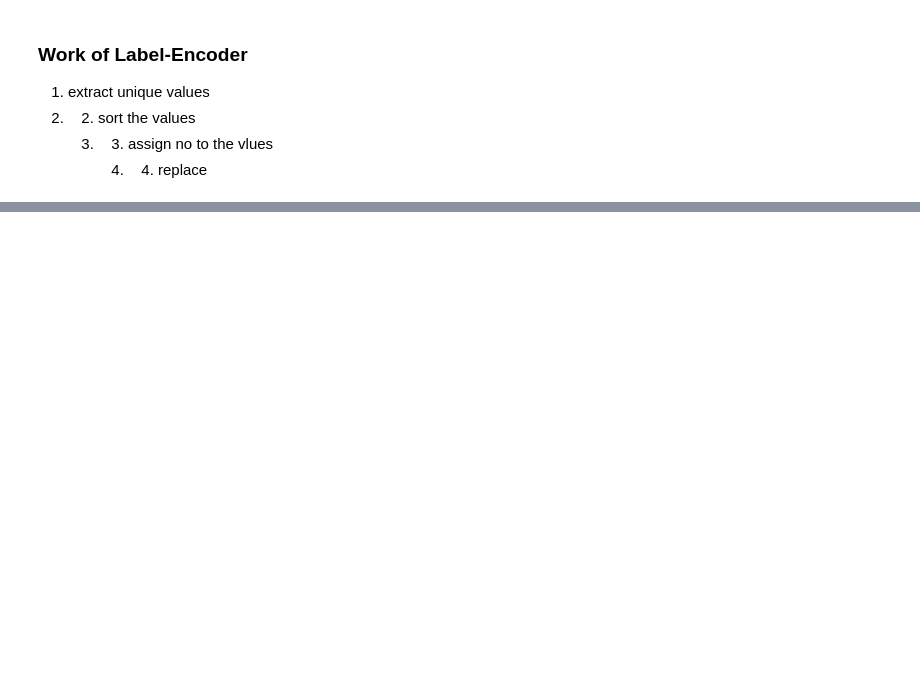
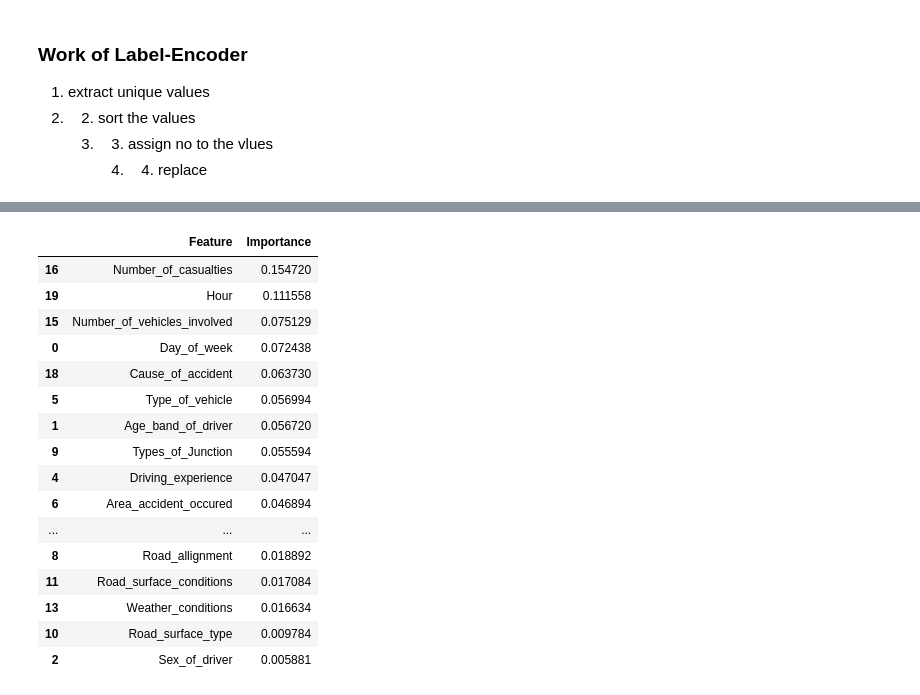
Before and after one commit to VamEmpire/Data-Science-Projects, a Jupyter notebook: 3.Internship_project_3_road_accidents.ipynb, the cells around one changed output, grey strips where cells are left out. Drawn from its saved outputs; the diff is of its cells as text; code cells hidden in the pictures; blank space fills up the shorter version.

```diff
--- a/3.Internship_project_3_road_accidents.ipynb
+++ b/3.Internship_project_3_road_accidents.ipynb
@@ -296,0 +459,26 @@ plt.show()
+# %%
+# Get the importance of each feature from the Random Forest model
+importances = best_model.feature_importances_
+
+# Put them into a table (DataFrame) so we can sort and view them nicely
+feature_importance_df = pd.DataFrame({'Feature': feature_cols, 'Importance': importances}).sort_values(by = 'Importance', ascending = False)
+
+feature_importance_df
+# %% [output]
+|  | Feature | Importance |
+| 16 | Number_of_casualties | 0.154720 |
+| 19 | Hour | 0.111558 |
+| 15 | Number_of_vehicles_involved | 0.075129 |
+| 0 | Day_of_week | 0.072438 |
+| 18 | Cause_of_accident | 0.063730 |
+| 5 | Type_of_vehicle | 0.056994 |
+| 1 | Age_band_of_driver | 0.056720 |
+| 9 | Types_of_Junction | 0.055594 |
+| 4 | Driving_experience | 0.047047 |
+| 6 | Area_accident_occured | 0.046894 |
+| ... | ... | ... |
+| 8 | Road_allignment | 0.018892 |
+| 11 | Road_surface_conditions | 0.017084 |
+| 13 | Weather_conditions | 0.016634 |
+| 10 | Road_surface_type | 0.009784 |
+| 2 | Sex_of_driver | 0.005881 |
```
Also changed, not shown: parts of 30 cells of this notebook, 2 other files.
